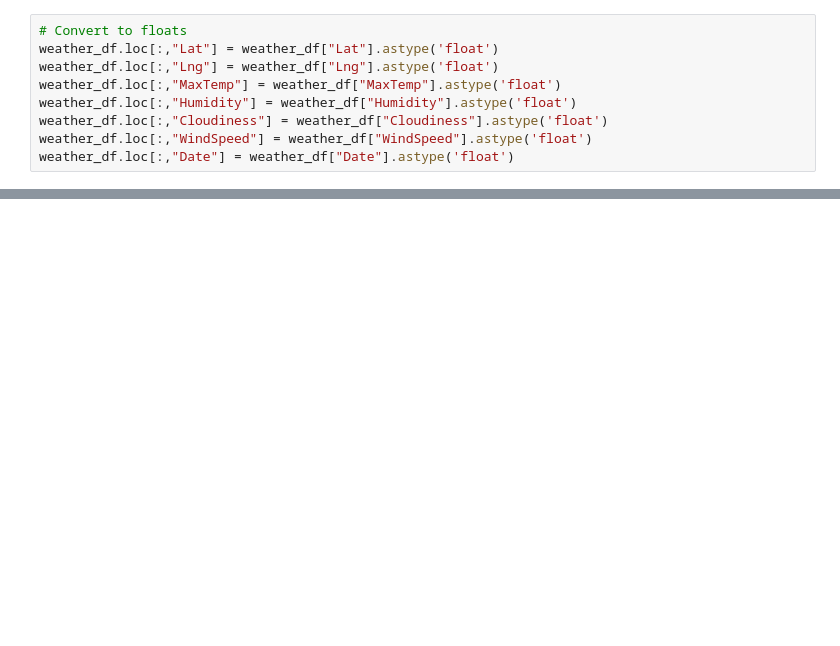
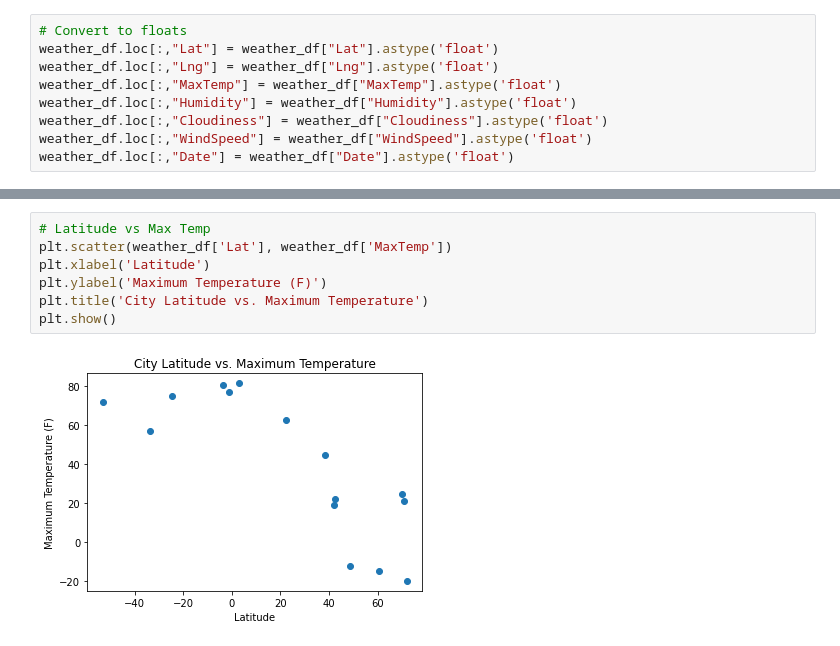
Before and after one commit to sgaetz1/python-api-challenge, a Jupyter notebook: WeatherPy/WeatherPy.ipynb, the cells around one changed output, grey strips where cells are left out. Cells and saved outputs as stored; diff of their text form; blank space fills up the shorter version.

```diff
--- a/WeatherPy/WeatherPy.ipynb
+++ b/WeatherPy/WeatherPy.ipynb
@@ -164,0 +174,9 @@ summary_stats.describe(include='all')
+# %%
+# Latitude vs Max Temp
+plt.scatter(weather_df['Lat'], weather_df['MaxTemp'])
+plt.xlabel('Latitude')
+plt.ylabel('Maximum Temperature (F)')
+plt.title('City Latitude vs. Maximum Temperature')
+plt.show()
+# %% [output]
+[figure, added]
```
Also changed, not shown: parts of 19 cells of this notebook, 1 other file.
